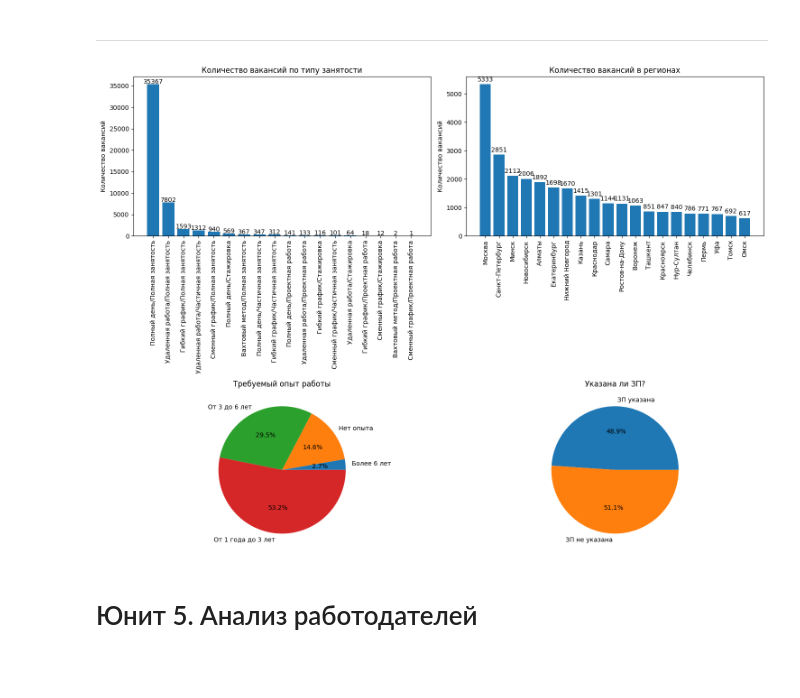
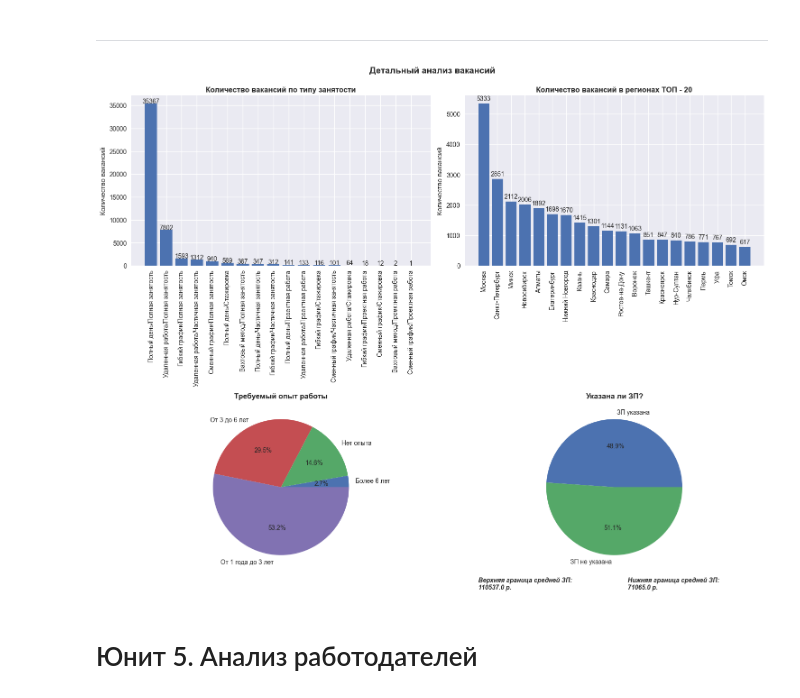
Before and after one commit to DenisBaburin/ds_school_148, a Jupyter notebook: DS_school/PROJECT-2_Анализ вакансий из HeadHunter/Project_2_Ноутбук_шаблон.ipynb, the cells around one changed output. Saved outputs shown, nothing was run; the diff lists cells and outputs as text; code cells hidden in the pictures; blank space fills up the shorter version.

```diff
--- a/DS_school/PROJECT-2_Анализ вакансий из HeadHunter/Project_2_Ноутбук_шаблон.ipynb
+++ b/DS_school/PROJECT-2_Анализ вакансий из HeadHunter/Project_2_Ноутбук_шаблон.ipynb
@@ -289,43 +279,47 @@ salary_data = vacan_salaries['Количество вакансий'].to_list()
 salary_labels = vacan_salaries['Указана ли ЗП?'].to_list()
 
 # Создание subplot
-fig, axes = plt.subplots(nrows=2, ncols=2, figsize=(15, 11))
+plt.style.use('seaborn')
+fig, axes = plt.subplots(nrows=2, ncols=2, figsize=(15, 12))
 plt.subplots_adjust(hspace=0.5)
+plt.suptitle('Детальный анализ вакансий\n', fontsize=14, fontweight='bold')
 
 # Bar chart для Типа занятости
 ax1 = axes[0, 0]
 ax1.bar(employment_data_x, employment_data_y)
-ax1.set_title("Количество вакансий по типу занятости")
+ax1.set_title("Количество вакансий по типу занятости", fontweight='bold')
 ax1.set_ylabel("Количество вакансий")
 ax1.tick_params(axis='x', rotation=90)
 for i, v in enumerate(employment_data_y):
     ax1.text(i, v + 100, str(v), ha='center')
 
 
 # Bar chart для Регионов
 ax2 = axes[0, 1]
 ax2.bar(region_data, vacan_qty)
-ax2.set_title("Количество вакансий в регионах")
+ax2.set_title("Количество вакансий в регионах ТОП - 20", fontweight='bold')
 ax2.set_ylabel("Количество вакансий")
 ax2.tick_params(axis='x', rotation=90)
 for i, v in enumerate(vacan_qty):
     ax2.text(i, v + 100, str(v), ha='center')
 
 # Pie chart для Требуемого опыта работы
 ax3 = axes[1, 0]
 ax3.pie(experience_data, labels=experience_labels, autopct='%1.1f%%')
-ax3.set_title("Требуемый опыт работы")
+ax3.set_title("Требуемый опыт работы", fontweight='bold')
 
 # Pie chart для Указания ЗП
 ax4 = axes[1, 1]
 ax4.pie(salary_data, labels=salary_labels, autopct='%1.1f%%')
-ax4.set_title("Указана ли ЗП?")
+ax4.set_title("Указана ли ЗП?", fontweight='bold')
+ax4.text(0.2, - 1.5,  f'Нижняя граница средней ЗП:\n{avg_salaries.loc[0][0]} р.', style='oblique', fontweight='bold')
+ax4.text( - 2, - 1.5,  f'Верхняя граница средней ЗП:\n{avg_salaries.loc[0][1]} р.', style='oblique', fontweight='bold')
 
 # Отобразить графики
 plt.tight_layout()
 plt.show()
 # %% [output]
-[figure, old version]
+[figure, new version]
 # %% [markdown]
 # Юнит 5. Анализ работодателей
 # %% [markdown]
```
Also changed, not shown: parts of 20 cells of this notebook.
